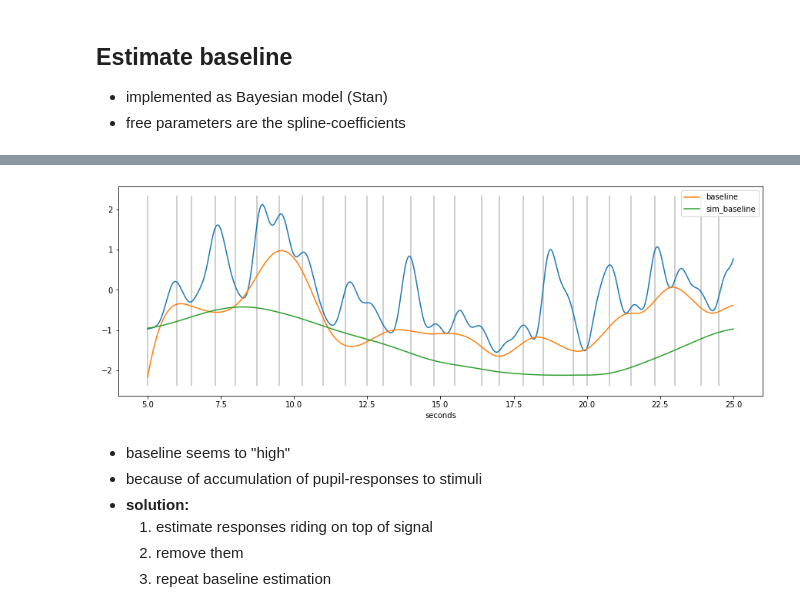
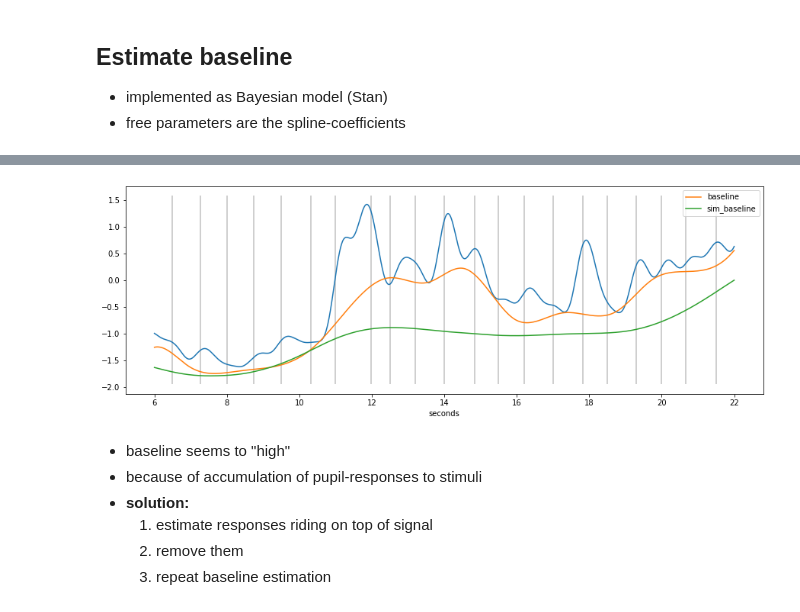
Before and after one commit to ihrke/pypillometry, a Jupyter notebook: notebooks/symp_talk_uit2019.ipynb, the cells around one changed output, grey strips where cells are left out. Drawn from its saved outputs; the diff is of its cells as text; code cells hidden in the pictures.

```diff
--- a/notebooks/symp_talk_uit2019.ipynb
+++ b/notebooks/symp_talk_uit2019.ipynb
@@ -172,4 +202,5 @@ dd=pp.create_fake_pupildata(ntrials=100, isi=1500.0, rtdist=(1000,100))
 # %%
+dd=pp.create_fake_pupildata(ntrials=100, isi=1100.0, rtdist=(800,100))
 d=dd.sub_slice(start=1, end=1.5, units="min")
 
 fac=d._unit_fac("min")
@@ -404,6 +435,6 @@ plt.title(r"Distributions for these $\lambda$ values");
 # %%
 with io.capture_output() as cap:
     d.estimate_baseline(method="envelope_iter_bspline_1")
-plt.figure(figsize=(15,5)); d.plot(model=False)
+plt.figure(figsize=(15,5)); d.plot((6, 22),units="sec",model=False)
 # %% [output]
 WARNING:pystan:Automatic Differentiation Variational Inference (ADVI) is an EXPERIMENTAL ALGORITHM.
@@ -413,4 +444,4 @@ WARNING:pystan:ADVI samples may be found on the filesystem in the file `/tmp/tmp
-[figure, old version]
+[figure, new version]
 # %% [markdown]
 - baseline seems to "high"
 - because of accumulation of pupil-responses to stimuli
```
Also changed, not shown: parts of 41 cells of this notebook.
